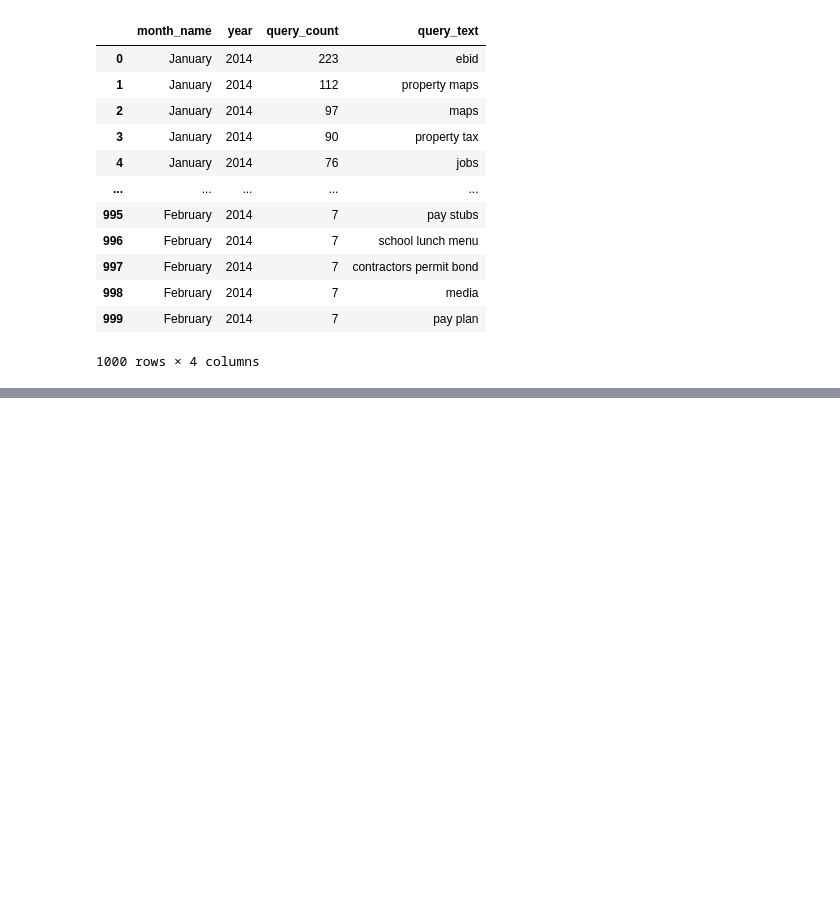
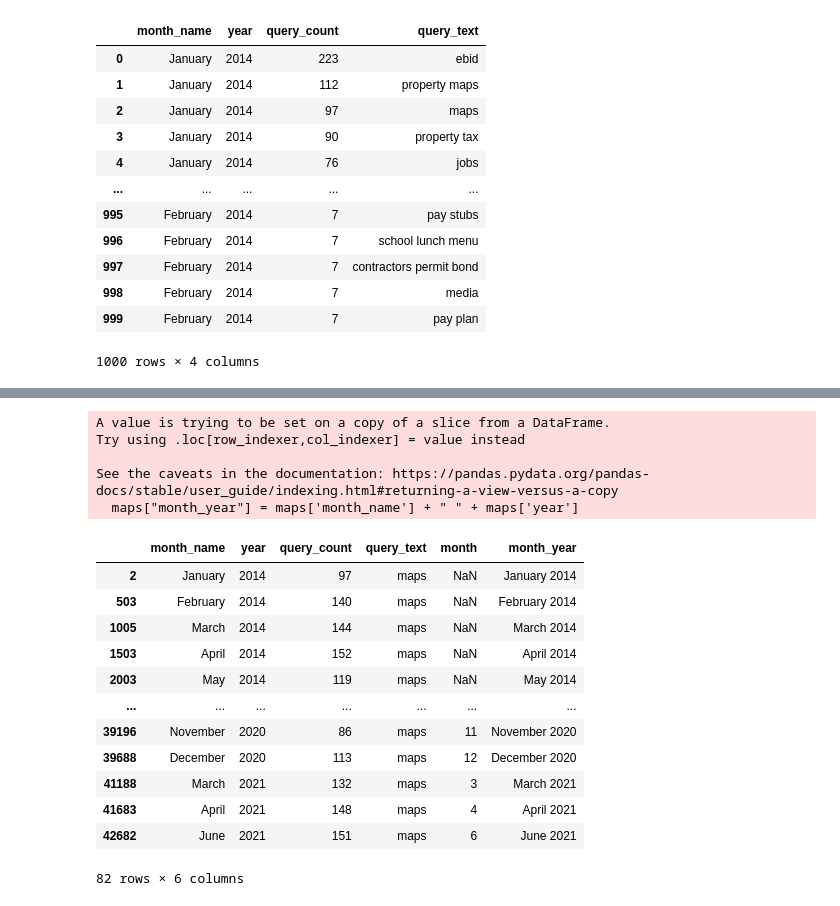
Before and after one commit to NSS-Data-Analytics-Cohort-6/socrata-api-atinglis314, a Jupyter notebook: notebooks/socrata_api_abi.ipynb, the cells around one changed output, grey strips where cells are left out. Saved outputs shown, nothing was run; the diff lists cells and outputs as text; code cells hidden in the pictures; blank space fills up the shorter version.

```diff
--- a/notebooks/socrata_api_abi.ipynb
+++ b/notebooks/socrata_api_abi.ipynb
@@ -217,0 +237,4 @@ q4df
+# %%
+maps_query = ['maps']
+maps = q4df[q4df.query_text.isin(maps_query)]
+maps
@@ -217,0 +335,22 @@ q4df
+# %%
+maps["month_year"] = maps['month_name'] + " " + maps['year']
+maps
+# %% [output]
+A value is trying to be set on a copy of a slice from a DataFrame.
+Try using .loc[row_indexer,col_indexer] = value instead
+
+See the caveats in the documentation: https://pandas.pydata.org/pandas-docs/stable/user_guide/indexing.html#returning-a-view-versus-a-copy
+  maps["month_year"] = maps['month_name'] + " " + maps['year']
+|  | month_name | year | query_count | query_text | month | month_year |
+| 2 | January | 2014 | 97 | maps | NaN | January 2014 |
+| 503 | February | 2014 | 140 | maps | NaN | February 2014 |
+| 1005 | March | 2014 | 144 | maps | NaN | March 2014 |
+| 1503 | April | 2014 | 152 | maps | NaN | April 2014 |
+| 2003 | May | 2014 | 119 | maps | NaN | May 2014 |
+| ... | ... | ... | ... | ... | ... | ... |
+| 39196 | November | 2020 | 86 | maps | 11 | November 2020 |
+| 39688 | December | 2020 | 113 | maps | 12 | December 2020 |
+| 41188 | March | 2021 | 132 | maps | 3 | March 2021 |
+| 41683 | April | 2021 | 148 | maps | 4 | April 2021 |
+| 42682 | June | 2021 | 151 | maps | 6 | June 2021 |
+82 rows × 6 columns
```
Also changed, not shown: parts of 31 cells of this notebook.
